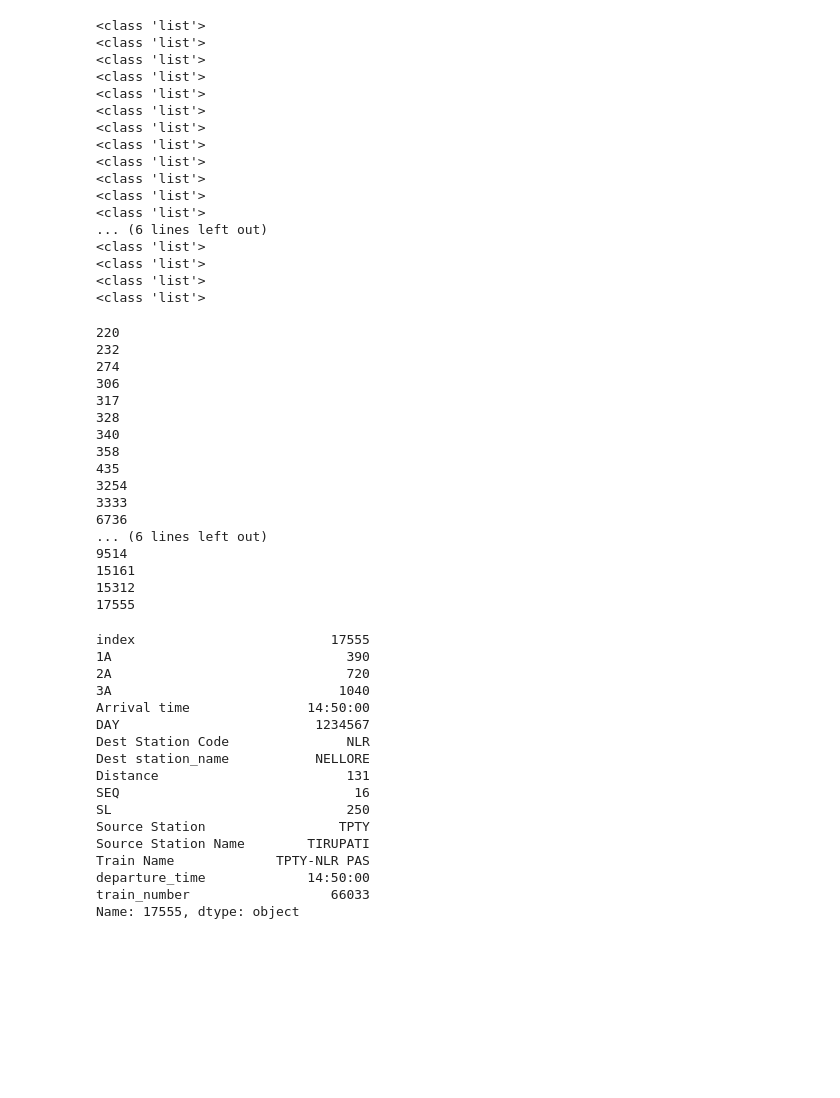
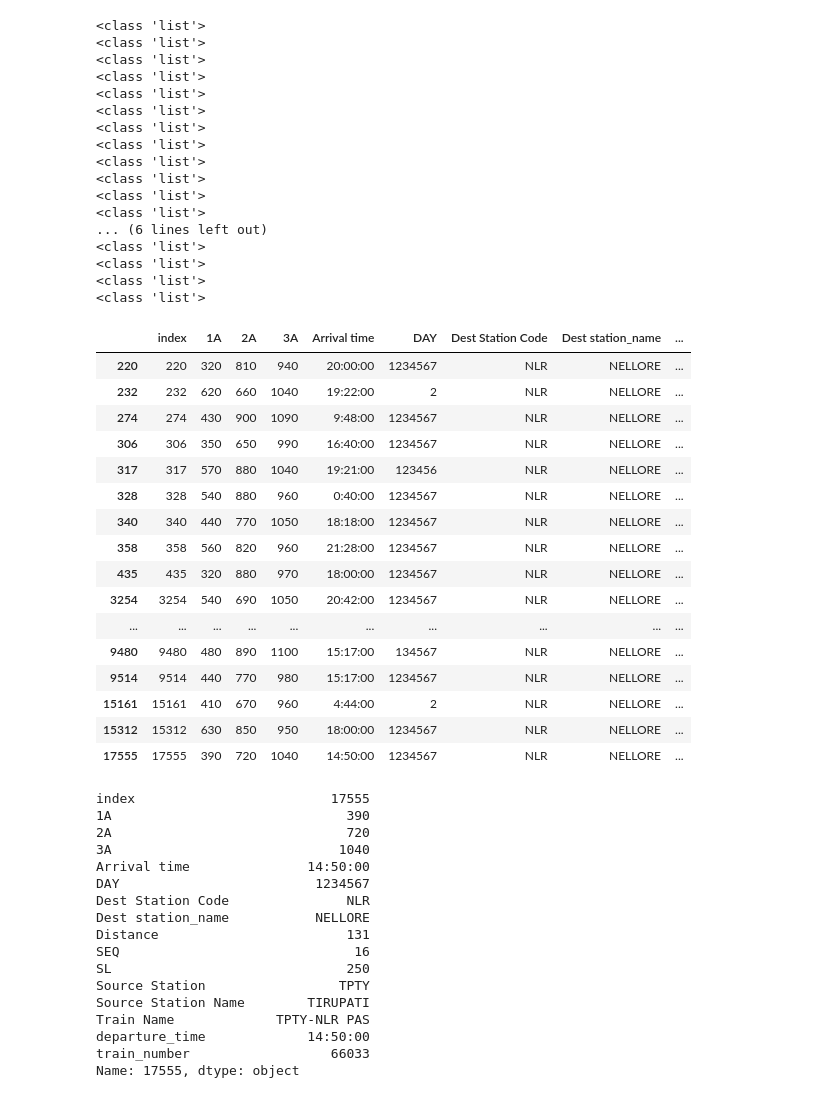
Before and after one commit to SRM-Hackathon/DopeCode, a Jupyter notebook: test python.ipynb, the cells around one changed output. Saved outputs shown, nothing was run; the diff lists cells and outputs as text; code cells hidden in the pictures; blank space fills up the shorter version.

```diff
--- a/test python.ipynb
+++ b/test python.ipynb
@@ -114,27 +114,26 @@ for i in range(0,len(r)):
     p = []
     p = list(r.iloc[i,:])
     o.append(p)
-# %%
-for i in o:
-    print(i[0])
-# %% [output]
-220
-232
-274
-306
-317
-328
-340
-358
-435
-3254
-3333
-6736
-... (6 lines left out)
-9514
-15161
-15312
-17555
+# %%
+r
+# %% [output]
+|  | index | 1A | 2A | 3A | Arrival time | DAY | Dest Station Code | Dest station_name | ... |
+| 220 | 220 | 320 | 810 | 940 | 20:00:00 | 1234567 | NLR | NELLORE | ... |
+| 232 | 232 | 620 | 660 | 1040 | 19:22:00 | 2 | NLR | NELLORE | ... |
+| 274 | 274 | 430 | 900 | 1090 | 9:48:00 | 1234567 | NLR | NELLORE | ... |
+| 306 | 306 | 350 | 650 | 990 | 16:40:00 | 1234567 | NLR | NELLORE | ... |
+| 317 | 317 | 570 | 880 | 1040 | 19:21:00 | 123456 | NLR | NELLORE | ... |
+| 328 | 328 | 540 | 880 | 960 | 0:40:00 | 1234567 | NLR | NELLORE | ... |
+| 340 | 340 | 440 | 770 | 1050 | 18:18:00 | 1234567 | NLR | NELLORE | ... |
+| 358 | 358 | 560 | 820 | 960 | 21:28:00 | 1234567 | NLR | NELLORE | ... |
+| 435 | 435 | 320 | 880 | 970 | 18:00:00 | 1234567 | NLR | NELLORE | ... |
+| 3254 | 3254 | 540 | 690 | 1050 | 20:42:00 | 1234567 | NLR | NELLORE | ... |
+| ... | ... | ... | ... | ... | ... | ... | ... | ... | ... |
+| 9480 | 9480 | 480 | 890 | 1100 | 15:17:00 | 134567 | NLR | NELLORE | ... |
+| 9514 | 9514 | 440 | 770 | 980 | 15:17:00 | 1234567 | NLR | NELLORE | ... |
+| 15161 | 15161 | 410 | 670 | 960 | 4:44:00 | 2 | NLR | NELLORE | ... |
+| 15312 | 15312 | 630 | 850 | 950 | 18:00:00 | 1234567 | NLR | NELLORE | ... |
+| 17555 | 17555 | 390 | 720 | 1040 | 14:50:00 | 1234567 | NLR | NELLORE | ... |
 # %%
 k.iloc[0,:]
 # %% [output]
```
Also changed, not shown: 22 other files.
